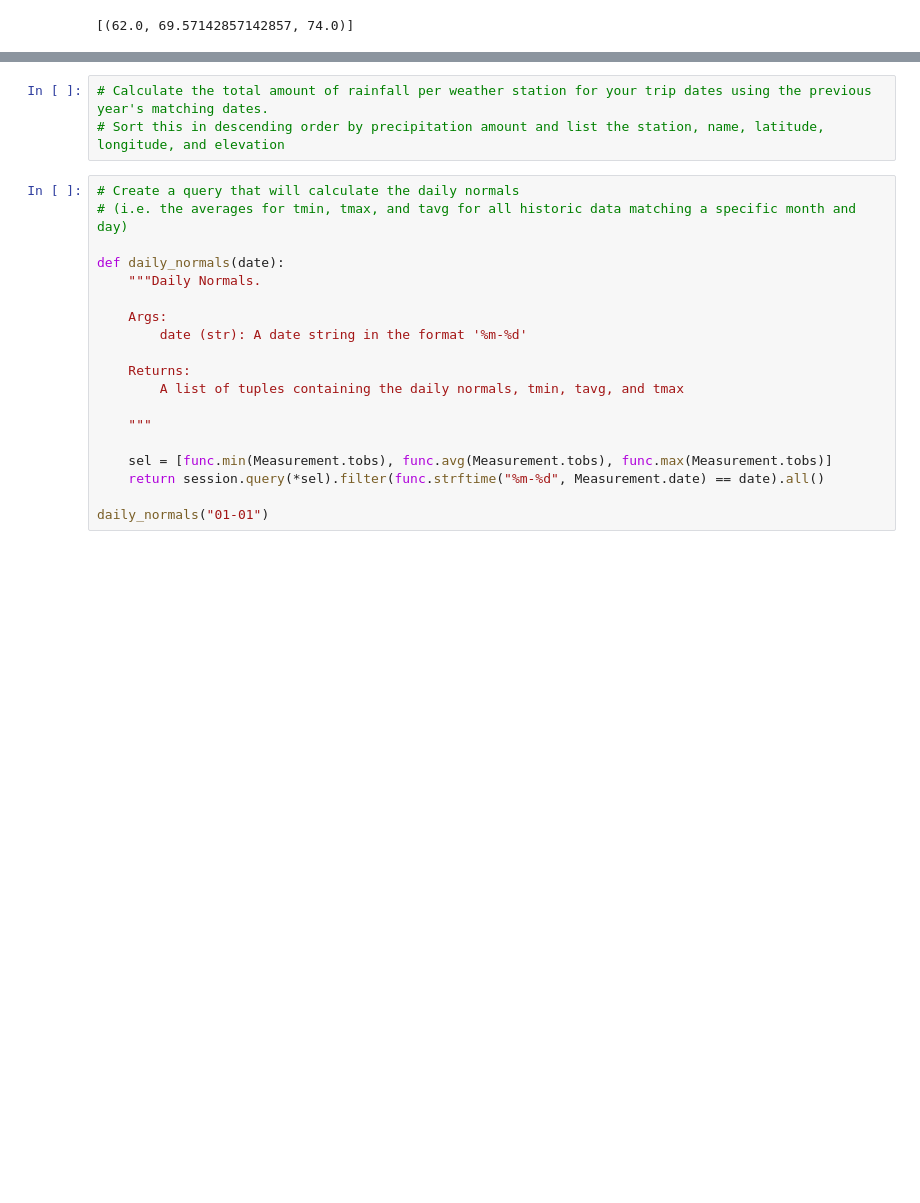
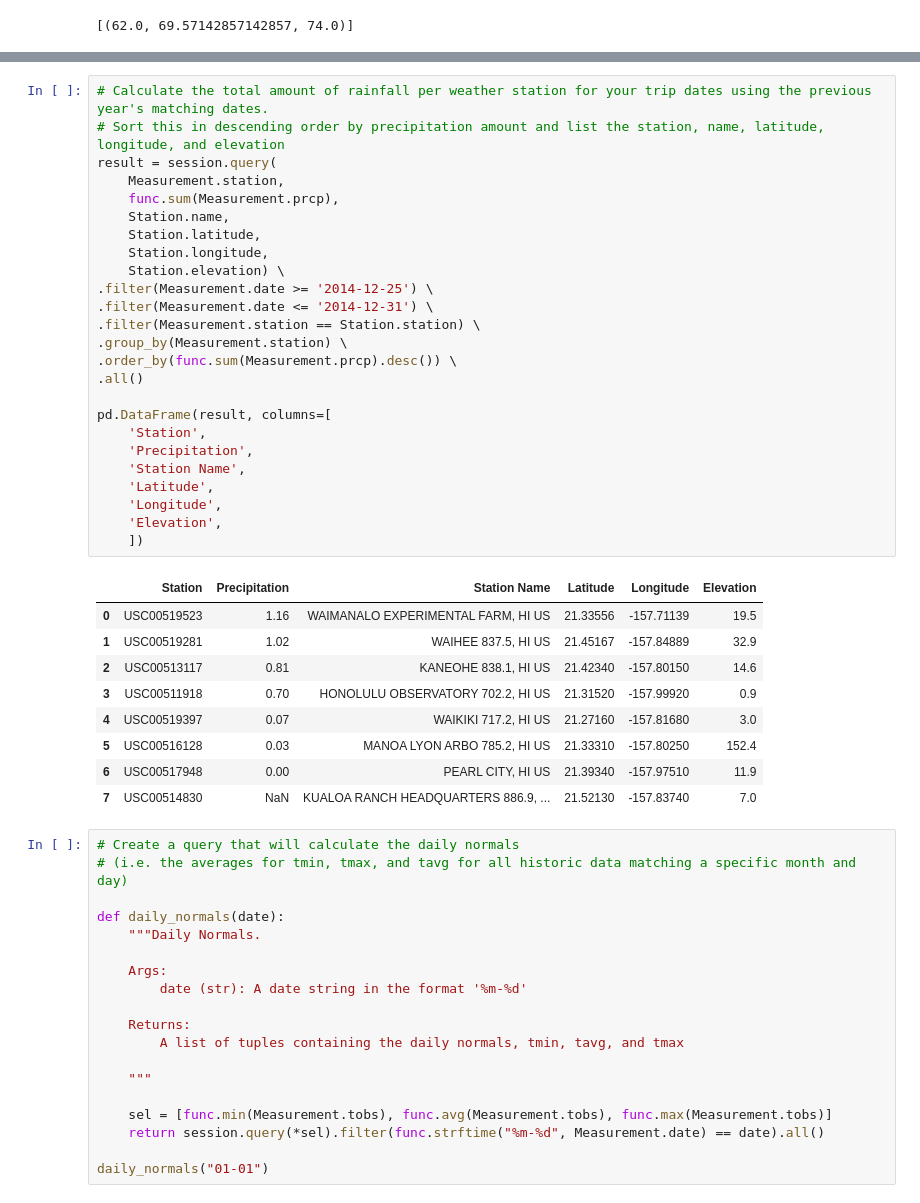
Before and after one commit to kyraha/UMN_HW10_sqlalchemy-challenge, a Jupyter notebook: climate_starter.ipynb, the cells around one changed output, grey strips where cells are left out. Cells and saved outputs as stored; diff of their text form; blank space fills up the shorter version.

```diff
--- a/climate_starter.ipynb
+++ b/climate_starter.ipynb
@@ -272,6 +296,38 @@ print(calc_temps('2012-02-28', '2012-03-05'))
 # %%
 # Calculate the total amount of rainfall per weather station for your trip dates using the previous year's matching dates.
 # Sort this in descending order by precipitation amount and list the station, name, latitude, longitude, and elevation
+result = session.query(
+    Measurement.station,
+    func.sum(Measurement.prcp),
+    Station.name,
+    Station.latitude,
+    Station.longitude,
+    Station.elevation) \
+.filter(Measurement.date >= '2014-12-25') \
+.filter(Measurement.date <= '2014-12-31') \
+.filter(Measurement.station == Station.station) \
+.group_by(Measurement.station) \
+.order_by(func.sum(Measurement.prcp).desc()) \
+.all()
+
+pd.DataFrame(result, columns=[
+    'Station',
+    'Precipitation',
+    'Station Name',
+    'Latitude',
+    'Longitude',
+    'Elevation',
+    ])
+# %% [output]
+|  | Station | Precipitation | Station Name | Latitude | Longitude | Elevation |
+| 0 | USC00519523 | 1.16 | WAIMANALO EXPERIMENTAL FARM, HI US | 21.33556 | -157.71139 | 19.5 |
+| 1 | USC00519281 | 1.02 | WAIHEE 837.5, HI US | 21.45167 | -157.84889 | 32.9 |
+| 2 | USC00513117 | 0.81 | KANEOHE 838.1, HI US | 21.42340 | -157.80150 | 14.6 |
+| 3 | USC00511918 | 0.70 | HONOLULU OBSERVATORY 702.2, HI US | 21.31520 | -157.99920 | 0.9 |
+| 4 | USC00519397 | 0.07 | WAIKIKI 717.2, HI US | 21.27160 | -157.81680 | 3.0 |
+| 5 | USC00516128 | 0.03 | MANOA LYON ARBO 785.2, HI US | 21.33310 | -157.80250 | 152.4 |
+| 6 | USC00517948 | 0.00 | PEARL CITY, HI US | 21.39340 | -157.97510 | 11.9 |
+| 7 | USC00514830 | NaN | KUALOA RANCH HEADQUARTERS 886.9, ... | 21.52130 | -157.83740 | 7.0 |
 # %%
 # Create a query that will calculate the daily normals
 # (i.e. the averages for tmin, tmax, and tavg for all historic data matching a specific month and day)
```
Also changed, not shown: parts of 5 cells of this notebook.
